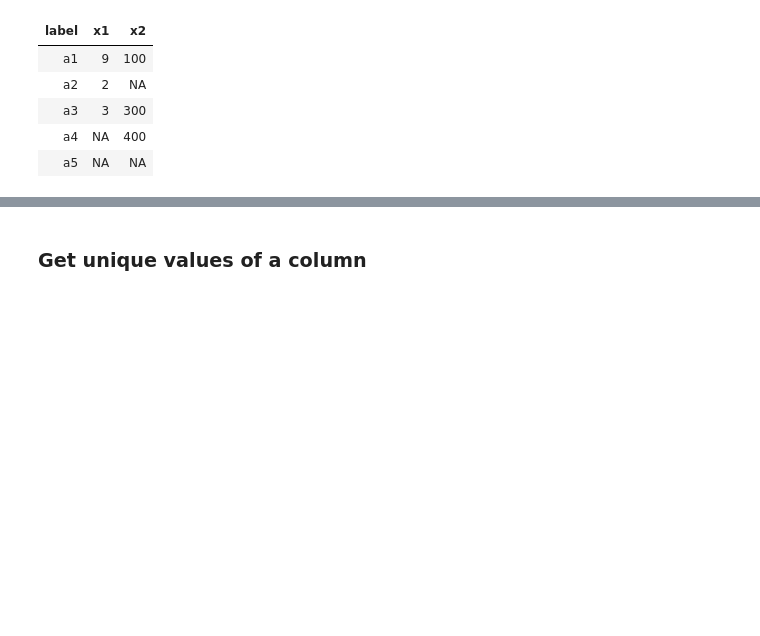
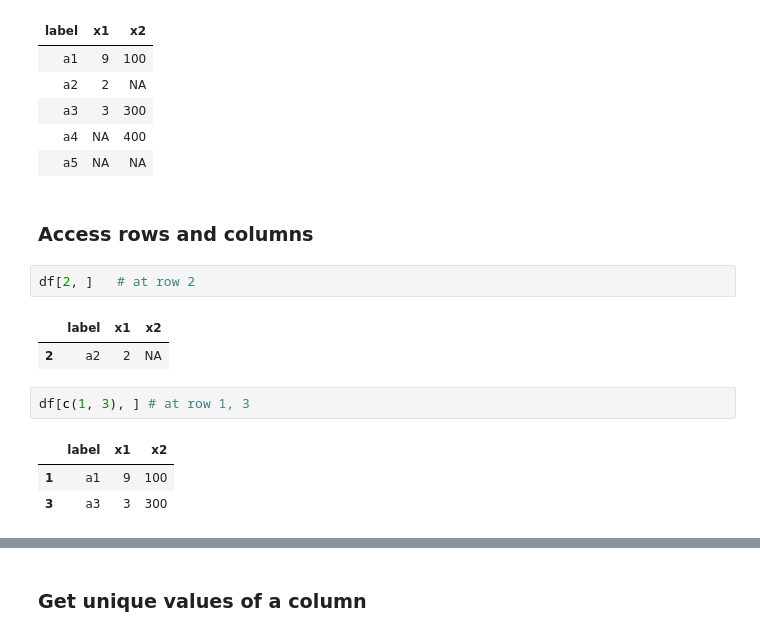
Before and after one commit to tuantla80/R-Shiny-Apps, a Jupyter notebook: R_Examples/Dataframe.ipynb, the cells around one changed output, grey strips where cells are left out. Drawn from its saved outputs; the diff is of its cells as text; blank space fills up the shorter version.

```diff
--- a/R_Examples/Dataframe.ipynb
+++ b/R_Examples/Dataframe.ipynb
@@ -35,3 +35,16 @@ df
 | a3 | 3 | 300 |
 | a4 | NA | 400 |
 | a5 | NA | NA |
+# %% [markdown]
+### Access rows and columns
+# %%
+df[2, ]   # at row 2
+# %% [output]
+|  | label | x1 | x2 |
+| 2 | a2 | 2 | NA |
+# %%
+df[c(1, 3), ] # at row 1, 3
+# %% [output]
+|  | label | x1 | x2 |
+| 1 | a1 | 9 | 100 |
+| 3 | a3 | 3 | 300 |
```
Also changed, not shown: parts of 24 cells of this notebook.
